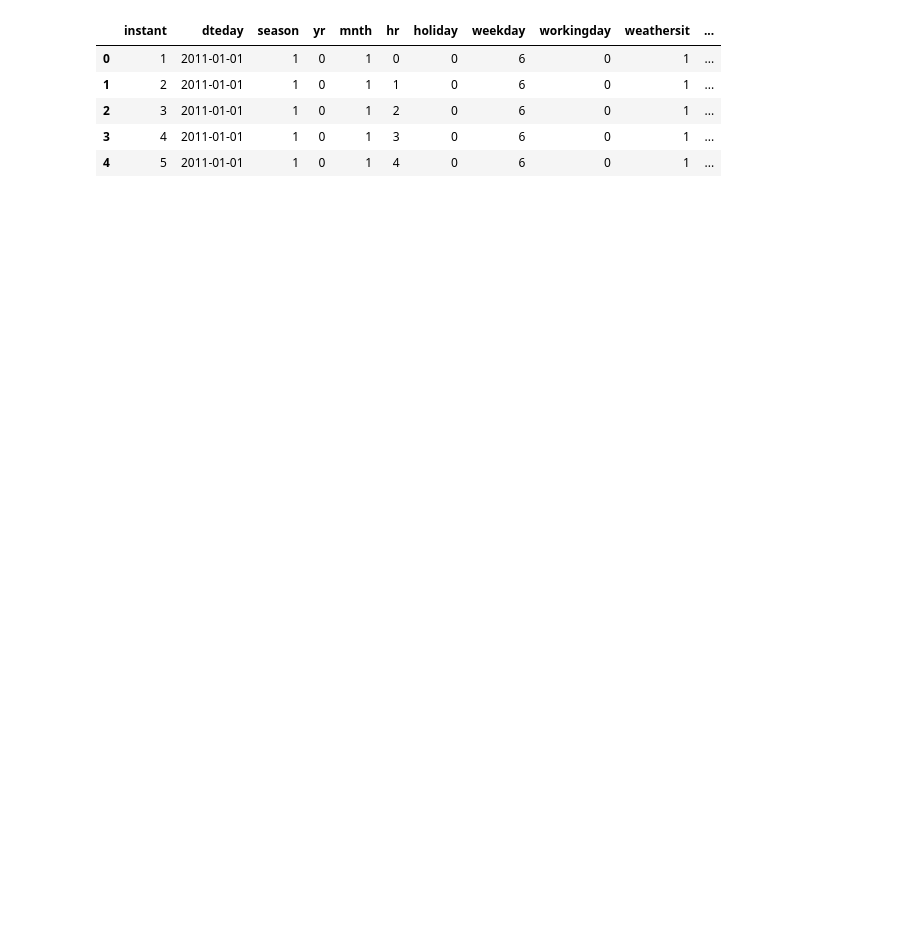
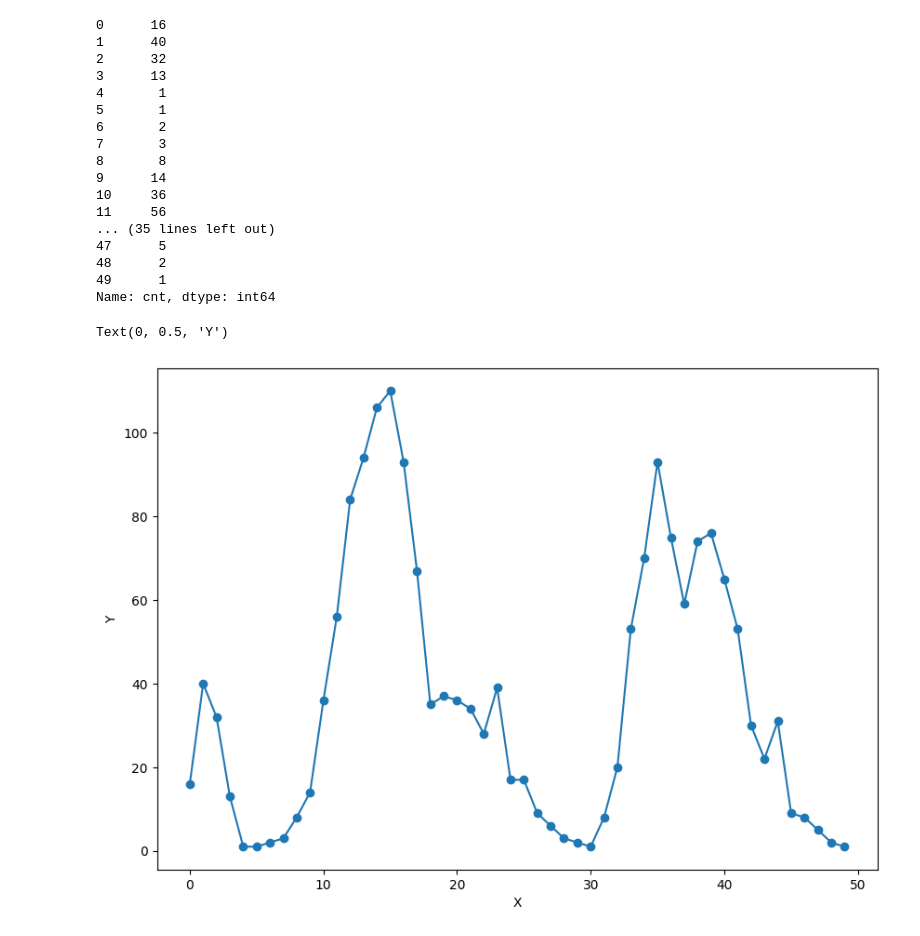
Before and after one commit to sunthx/learn-dl, a Jupyter notebook: src/learn-pytorch/03/单车预测器.ipynb, the cells around one changed output. Cells and saved outputs as stored; diff of their text form; code cells hidden in the pictures; blank space fills up the shorter version.

```diff
--- a/src/learn-pytorch/03/单车预测器.ipynb
+++ b/src/learn-pytorch/03/单车预测器.ipynb
@@ -21,12 +29,36 @@ import matplotlib.pyplot as plt
 # %%
 # 读取样本数据
 data_path = 'dataset/hour.csv'
 rides = pd.read_csv(data_path)
 rides.head()
+
+counts = rides['cnt'][:50]
+print(counts)
+
+x = np.arange(len(counts))
+y = np.array(counts)
+
+plt.figure(figsize = (10,7))
+plt.plot(x,y, 'o-')
+plt.xlabel('X')
+plt.ylabel('Y')
 # %% [output]
-|  | instant | dteday | season | yr | mnth | hr | holiday | weekday | workingday | weathersit | ... |
-| 0 | 1 | 2011-01-01 | 1 | 0 | 1 | 0 | 0 | 6 | 0 | 1 | ... |
-| 1 | 2 | 2011-01-01 | 1 | 0 | 1 | 1 | 0 | 6 | 0 | 1 | ... |
-| 2 | 3 | 2011-01-01 | 1 | 0 | 1 | 2 | 0 | 6 | 0 | 1 | ... |
-| 3 | 4 | 2011-01-01 | 1 | 0 | 1 | 3 | 0 | 6 | 0 | 1 | ... |
-| 4 | 5 | 2011-01-01 | 1 | 0 | 1 | 4 | 0 | 6 | 0 | 1 | ... |
+0      16
+1      40
+2      32
+3      13
+4       1
+5       1
+6       2
+7       3
+8       8
+9      14
+10     36
+11     56
+... (35 lines left out)
+47      5
+48      2
+49      1
+Name: cnt, dtype: int64
+Text(0, 0.5, 'Y')
+[figure, added]
```
Also changed, not shown: parts of 6 cells of this notebook, 2 other files.
